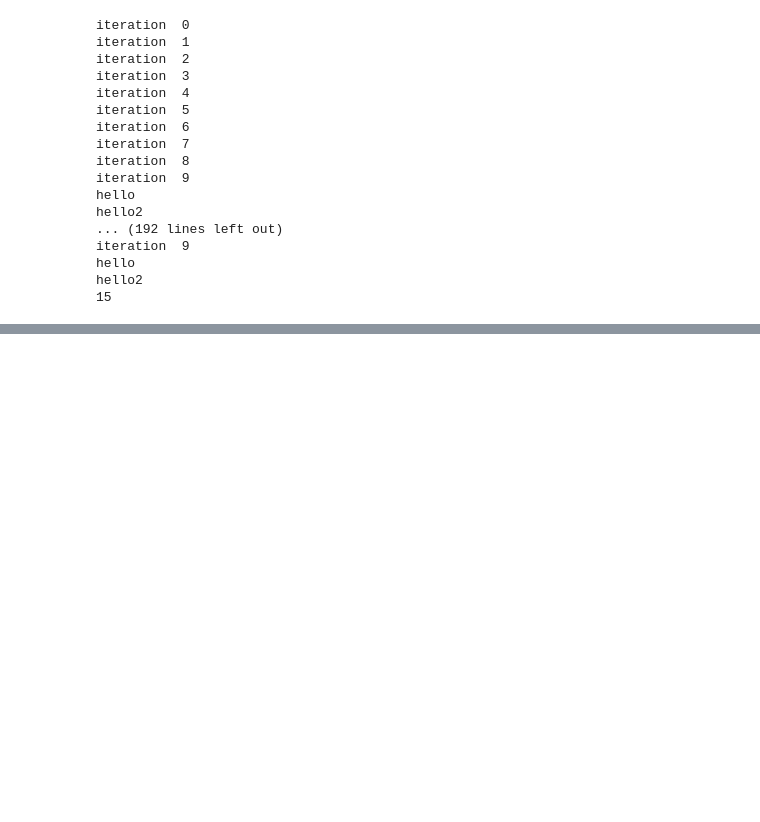
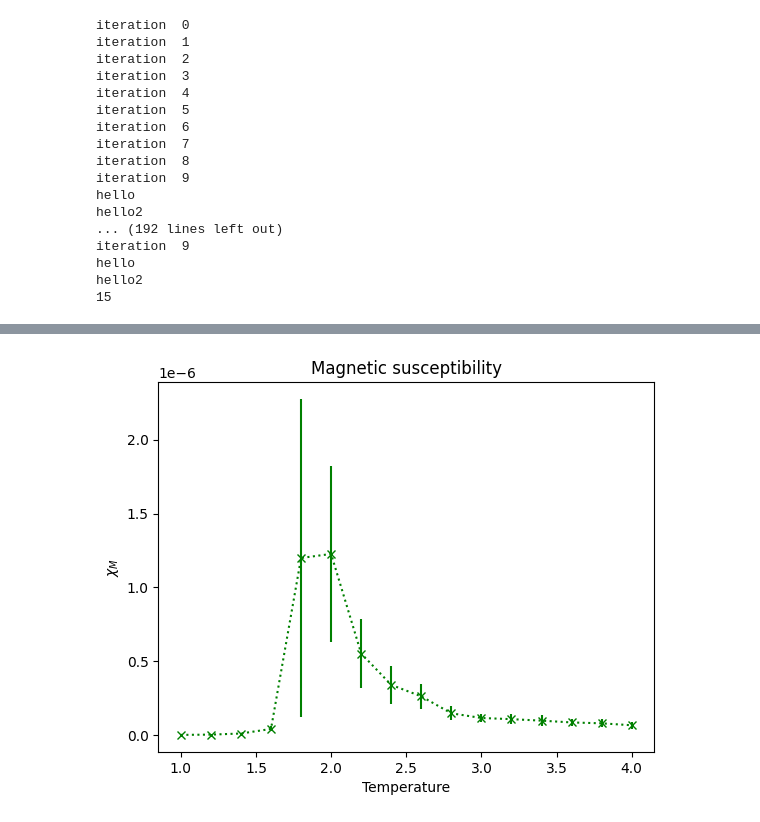
Before and after one commit to filipello/COP_Ising_model, a Jupyter notebook: ising_model.ipynb, the cells around one changed output, grey strips where cells are left out. Cells and saved outputs as stored; diff of their text form; code cells hidden in the pictures; blank space fills up the shorter version.

```diff
--- a/ising_model.ipynb
+++ b/ising_model.ipynb
@@ -287,0 +288,4 @@ plot_energy(temperature, energies, energies_error)
+# %%
+plot_magnetic_susc(temperature, magnetic_susc, magnetic_susc_error)
+# %% [output]
+[figure, added]
```
Also changed, not shown: parts of 8 cells of this notebook.
